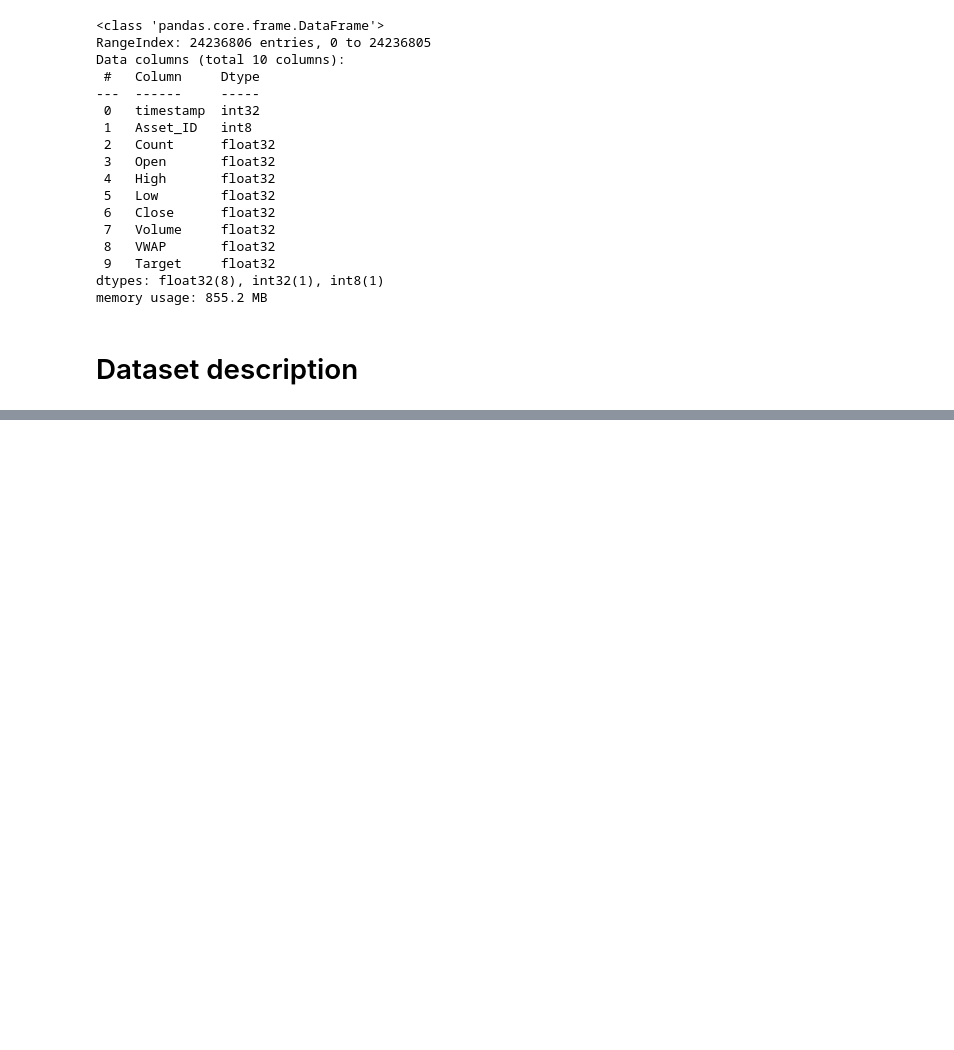
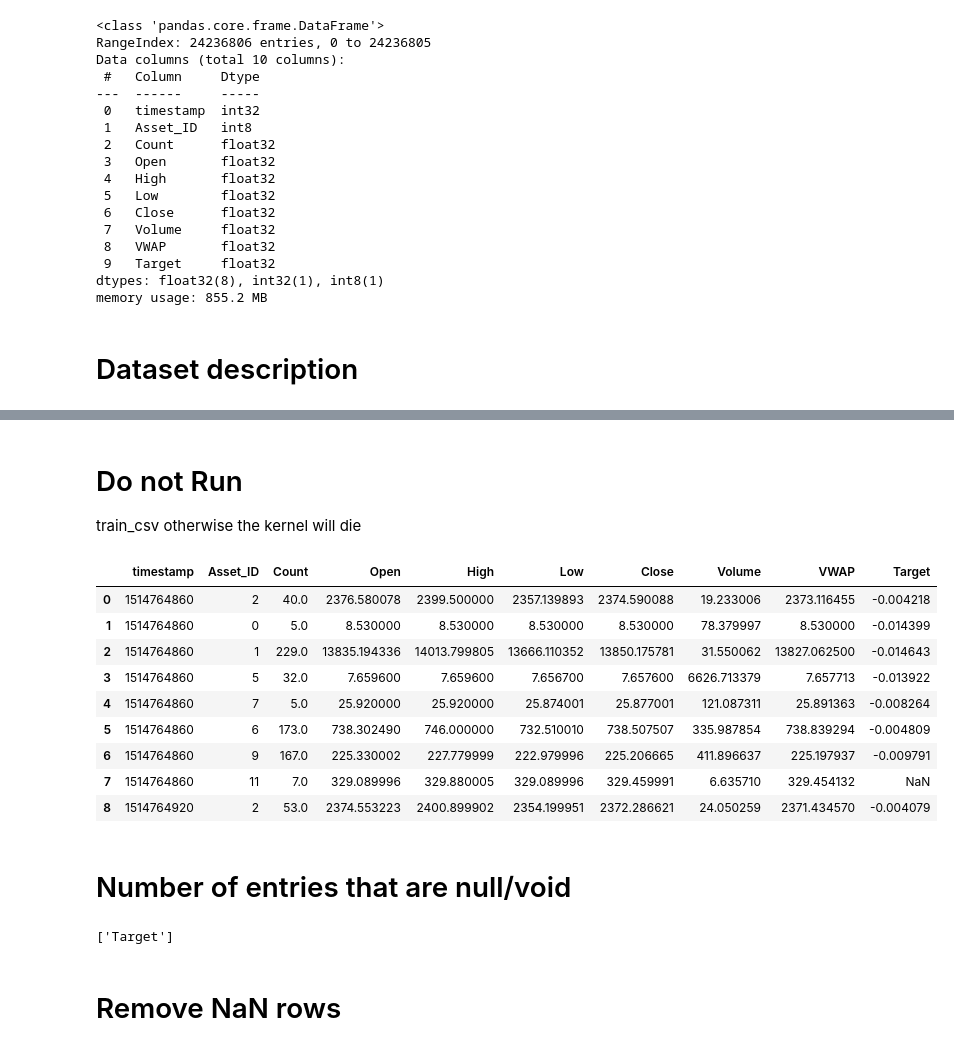
Before and after one commit to ArnaudMallet/crypto_pred, a Jupyter notebook: cryptodl.ipynb, the cells around one changed output, grey strips where cells are left out. Drawn from its saved outputs; the diff is of its cells as text; code cells hidden in the pictures; blank space fills up the shorter version.

```diff
--- a/cryptodl.ipynb
+++ b/cryptodl.ipynb
@@ -221,0 +194,40 @@ asset_csv
+# %% [markdown]
+# Do not Run
+
+train_csv otherwise the kernel will die
+# %%
+train_csv.iloc[0:9]
+# %% [output]
+|  | timestamp | Asset_ID | Count | Open | High | Low | Close | Volume | VWAP | Target |
+| 0 | 1514764860 | 2 | 40.0 | 2376.580078 | 2399.500000 | 2357.139893 | 2374.590088 | 19.233006 | 2373.116455 | -0.004218 |
+| 1 | 1514764860 | 0 | 5.0 | 8.530000 | 8.530000 | 8.530000 | 8.530000 | 78.379997 | 8.530000 | -0.014399 |
+| 2 | 1514764860 | 1 | 229.0 | 13835.194336 | 14013.799805 | 13666.110352 | 13850.175781 | 31.550062 | 13827.062500 | -0.014643 |
+| 3 | 1514764860 | 5 | 32.0 | 7.659600 | 7.659600 | 7.656700 | 7.657600 | 6626.713379 | 7.657713 | -0.013922 |
+| 4 | 1514764860 | 7 | 5.0 | 25.920000 | 25.920000 | 25.874001 | 25.877001 | 121.087311 | 25.891363 | -0.008264 |
+| 5 | 1514764860 | 6 | 173.0 | 738.302490 | 746.000000 | 732.510010 | 738.507507 | 335.987854 | 738.839294 | -0.004809 |
+| 6 | 1514764860 | 9 | 167.0 | 225.330002 | 227.779999 | 222.979996 | 225.206665 | 411.896637 | 225.197937 | -0.009791 |
+| 7 | 1514764860 | 11 | 7.0 | 329.089996 | 329.880005 | 329.089996 | 329.459991 | 6.635710 | 329.454132 | NaN |
+| 8 | 1514764920 | 2 | 53.0 | 2374.553223 | 2400.899902 | 2354.199951 | 2372.286621 | 24.050259 | 2371.434570 | -0.004079 |
+# %% [markdown]
+# Number of entries that are null/void
+# %%
+def list_null(dataset, feature, per):
+    # Input
+    # dataset: the selected dataset
+    # feature: the name of the feature
+    # per: the percentage of row that are void vs the whole column
+    # output
+    # list the column with a void percentage higher than per
+    res = []
+    for f in feature:
+        #print("feature: {} number of missing value: {} \n the lengt of the dataset is {} and the percentage of null value is {}".format(f, train_csv[f].isna().sum(), len(dataset), train_csv[f].isna().sum()/len(dataset)))
+        if (dataset[f].isna().sum()/len(dataset)) > per:
+            res.append(f)
+
+    return res
+
+list_null(train_csv, train_csv.columns, 0.001)
+# %% [output]
+['Target']
+# %% [markdown]
+# Remove NaN rows
```
Also changed, not shown: parts of 33 cells of this notebook.
